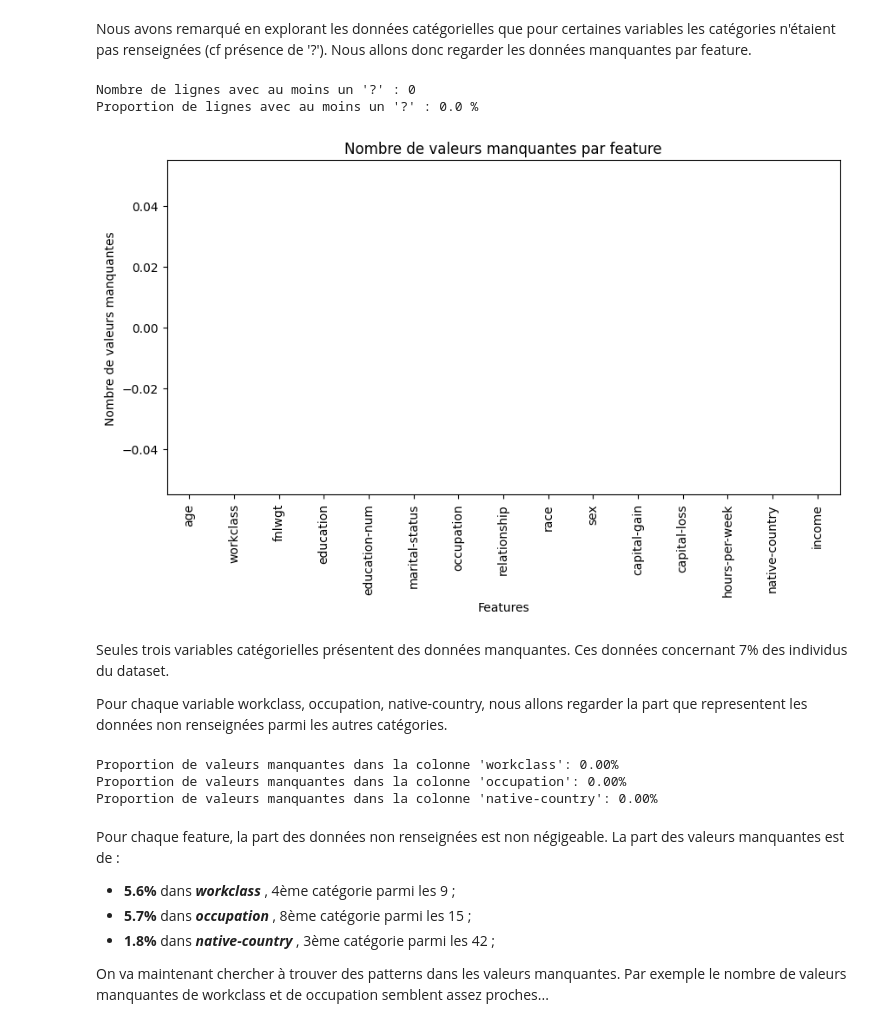
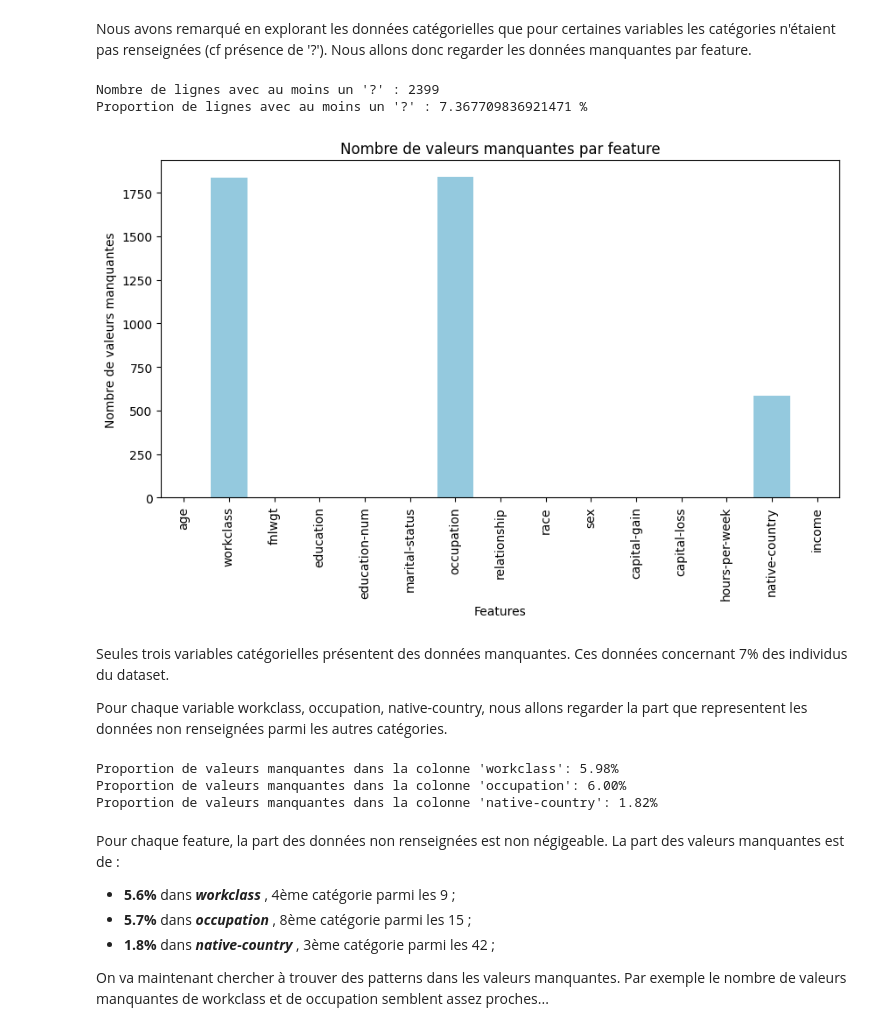
Before and after one commit to alextonon/BE_working_repo, a Jupyter notebook: FSD311_Machine_Learning/BE_ML_Groupe1.ipynb, the cells around one changed output. Drawn from its saved outputs; the diff is of its cells as text; code cells hidden in the pictures.

```diff
--- a/FSD311_Machine_Learning/BE_ML_Groupe1.ipynb
+++ b/FSD311_Machine_Learning/BE_ML_Groupe1.ipynb
@@ -239,26 +239,27 @@ Name: proportion, dtype: float64
 Nous avons remarqué en explorant les données catégorielles que pour certaines variables les catégories n'étaient pas renseignées (cf présence de '?'). Nous allons donc regarder les données manquantes par feature.
 # %%
 # Compter les lignes avec au moins un '?'
+adult.replace("?", np.nan, inplace=True)  # Remplacer '?' par NaN pour faciliter le comptage
 num_missing_rows = adult.isna().any(axis=1).sum()
 
 print("Nombre de lignes avec au moins un '?' :", num_missing_rows)
 print("Proportion de lignes avec au moins un '?' :", num_missing_rows/adult.shape[0] * 100, '%')
 
 
 # Compter le nombre de '?' par colonne
 missing_counts = adult.isna().sum()
 
 plt.figure(figsize=(10,5))
 sns.barplot(x=missing_counts.index, y=missing_counts.values, color='skyblue')
 plt.xticks(rotation=90)
 plt.title("Nombre de valeurs manquantes par feature")
 plt.xlabel("Features")
 plt.ylabel("Nombre de valeurs manquantes")
 plt.show()
 # %% [output]
-Nombre de lignes avec au moins un '?' : 0
-Proportion de lignes avec au moins un '?' : 0.0 %
+Nombre de lignes avec au moins un '?' : 2399
+Proportion de lignes avec au moins un '?' : 7.367709836921471 %
-[figure, old version]
+[figure, new version]
 # %% [markdown]
 Seules trois variables catégorielles présentent des données manquantes. Ces données concernant 7% des individus du dataset.
 
@@ -274,9 +275,9 @@ for col in cols_with_missing:
 
     print(f"Proportion de valeurs manquantes dans la colonne '{col}': {na/total * 100:.2f}%")
 # %% [output]
-Proportion de valeurs manquantes dans la colonne 'workclass': 0.00%
-Proportion de valeurs manquantes dans la colonne 'occupation': 0.00%
-Proportion de valeurs manquantes dans la colonne 'native-country': 0.00%
+Proportion de valeurs manquantes dans la colonne 'workclass': 5.98%
+Proportion de valeurs manquantes dans la colonne 'occupation': 6.00%
+Proportion de valeurs manquantes dans la colonne 'native-country': 1.82%
 # %% [markdown]
 Pour chaque feature, la part des données non renseignées est non négigeable. La part des valeurs manquantes est de :
 - __5.6%__ dans __*workclass*__ , 4ème catégorie parmi les 9 ;
```
Also changed, not shown: parts of 6 cells of this notebook.
